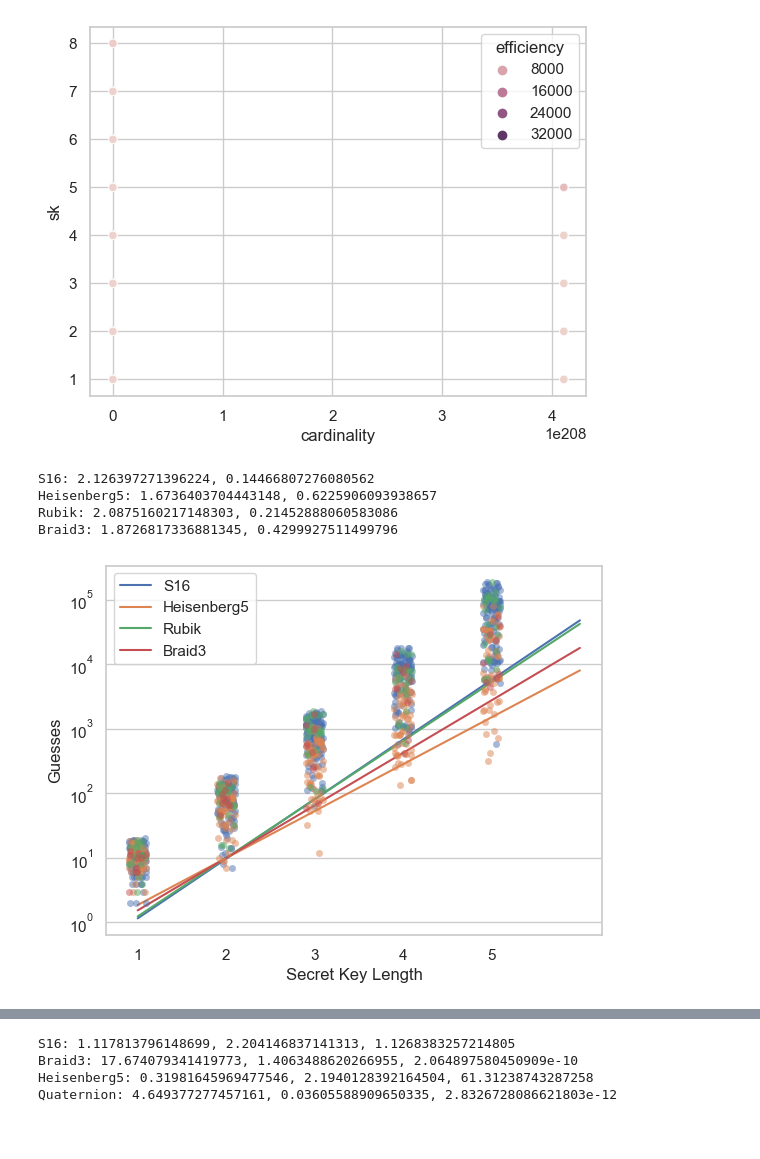
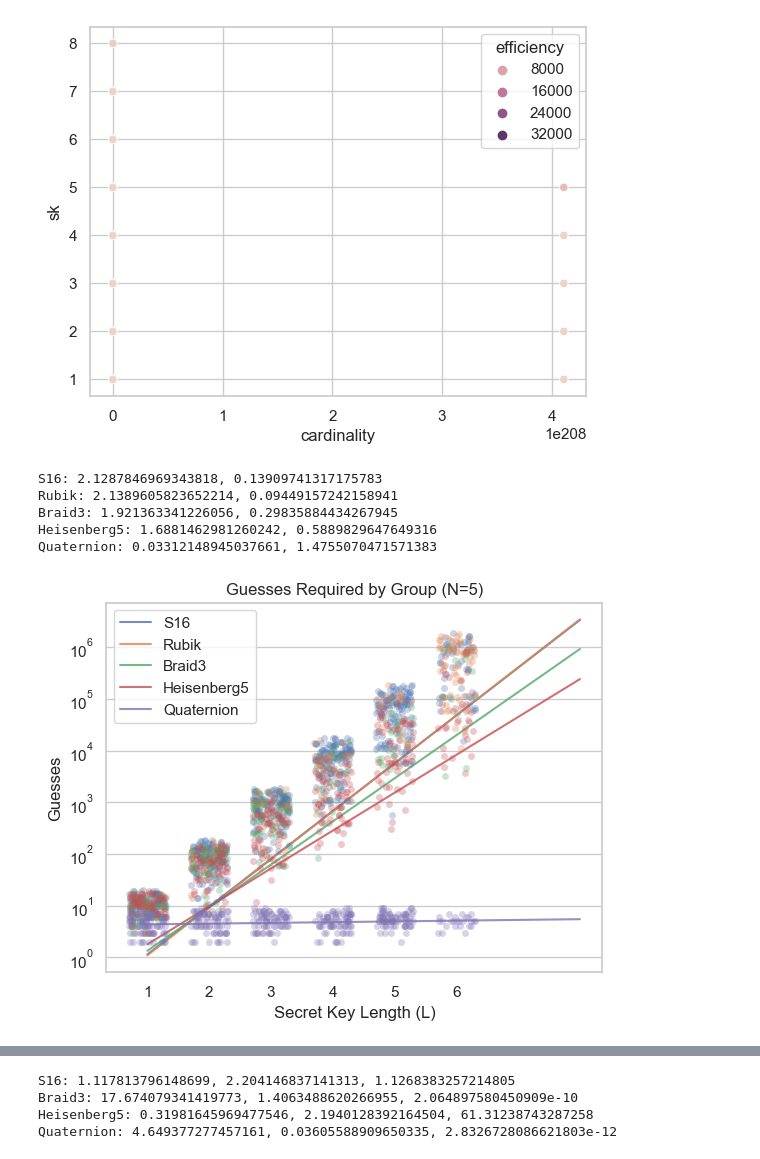
Before and after one commit to reednel/aag, a Jupyter notebook: simulations/ManyGroups.ipynb, the cells around one changed output, grey strips where cells are left out. Saved outputs shown, nothing was run; the diff lists cells and outputs as text; code cells hidden in the pictures; blank space fills up the shorter version.

Commit message:
Overnight run of braid group, Reed graphs

```diff
--- a/simulations/ManyGroups.ipynb
+++ b/simulations/ManyGroups.ipynb
@@ -62,34 +62,36 @@ gfg = sns.scatterplot(data=df, x='cardinality', y='sk', hue='efficiency')
 # %%
 # compare effects of sk and cardinality on attack time/exchange time
 sns.set_theme(style="whitegrid")
 #gfg = sns.lmplot(data=df[df.sk<=5], x='sk', y='guesses', hue='group', palette='Set2', fit_reg=False, legend=False)
 
 # for each group, perform regression
-for group in ['S16', 'Heisenberg5', 'Rubik', 'Braid3']:
-    df_group = df[(df.pk==5)&(df.sk <=5)&(df.group == group)]
-    sns.stripplot(data=df_group, x='sk', y='guesses', alpha=0.5)
+for group in ['S16', 'Rubik', 'Braid3', 'Heisenberg5', 'Quaternion']:
+    df_group = df[(df.pk==5)&(df.sk <=6)&(df.group == group)]
+    sns.stripplot(data=df_group, x='sk', y='guesses', alpha=0.3, jitter=0.3)
     #plt.scatter(df_group['sk'], df_group['guesses'], label=group, alpha=0.5)
 
     a, b = np.polyfit(df_group['sk'], np.log(df_group['guesses']), 1)
     print(f'{group}: {a}, {b}')
-    x = np.linspace(0, max(df_group['sk']), 100)
+    x = np.linspace(min(df_group['sk'])-1, max(df_group['sk'])+1, 100)
     y = np.exp(b) * np.exp(a * x)
 
     # generate dataframe
     #df2 = pd.DataFrame({'x': x, 'y': y})
-    sns.lineplot(x=x, y=y, label=group)
+    sns.lineplot(x=x, y=y, label=group, alpha=0.8)
     #plt.plot(x, y, label=group)
 leg = plt.legend()
 plt.yscale('log')
-plt.xlabel("Secret Key Length")
+plt.title("Guesses Required by Group (N=5)")
+plt.xlabel("Secret Key Length (L)")
 plt.ylabel("Guesses")
-plt.show()
+plt.savefig('guesses.pdf', bbox_inches='tight')
 # %% [output]
-S16: 2.126397271396224, 0.14466807276080562
-Heisenberg5: 1.6736403704443148, 0.6225906093938657
-Rubik: 2.0875160217148303, 0.21452888060583086
-Braid3: 1.8726817336881345, 0.4299927511499796
+S16: 2.1287846969343818, 0.13909741317175783
+Rubik: 2.1389605823652214, 0.09449157242158941
+Braid3: 1.921363341226056, 0.29835884434267945
+Heisenberg5: 1.6881462981260242, 0.5889829647649316
+Quaternion: 0.03312148945037661, 1.4755070471571383
-[figure, old version]
+[figure, new version]
 # %%
 # compare effects of sk and cardinality on attack time/exchange time
 sns.set_theme(style="whitegrid")
```
Also changed, not shown: parts of 8 cells of this notebook, 8 other files.
